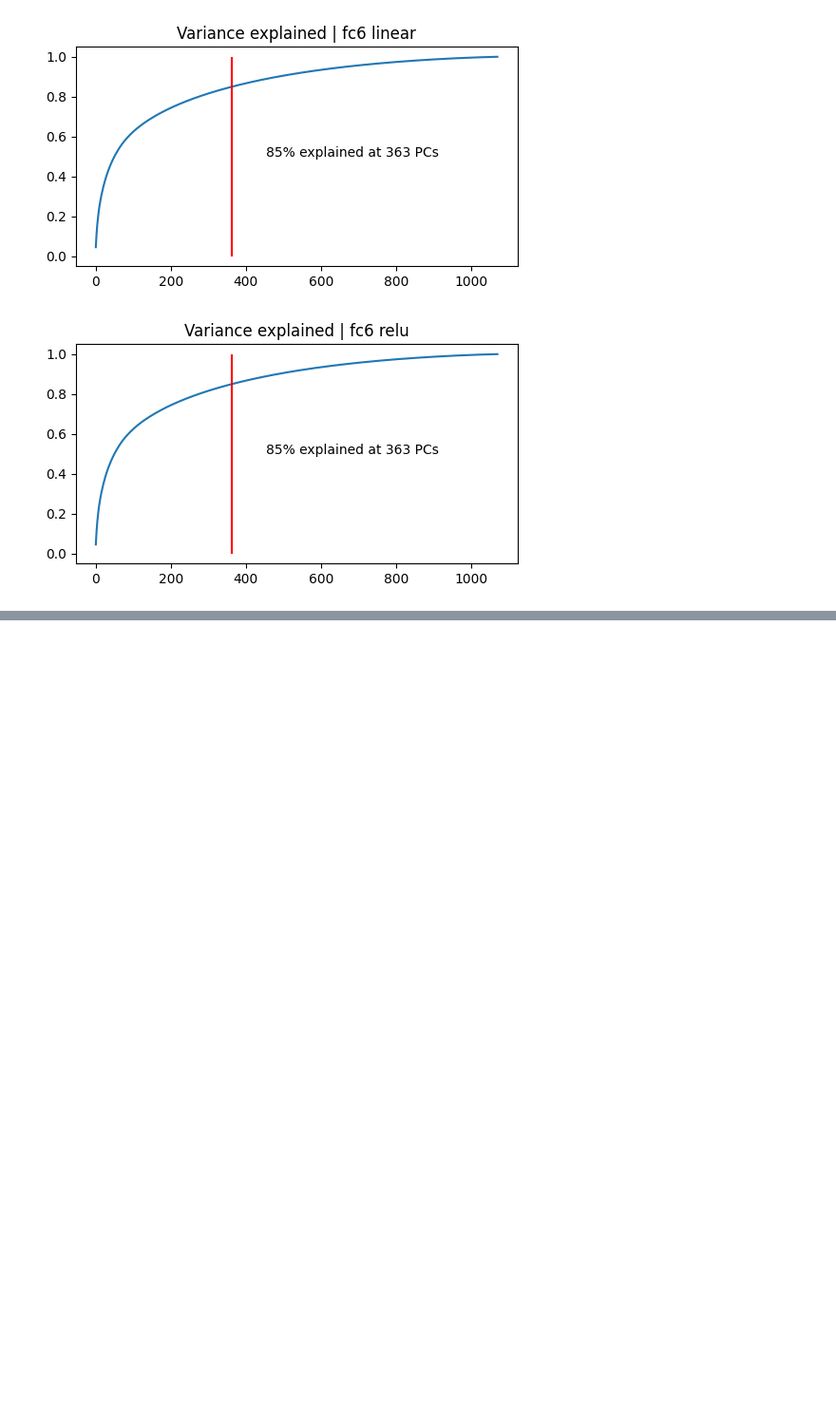
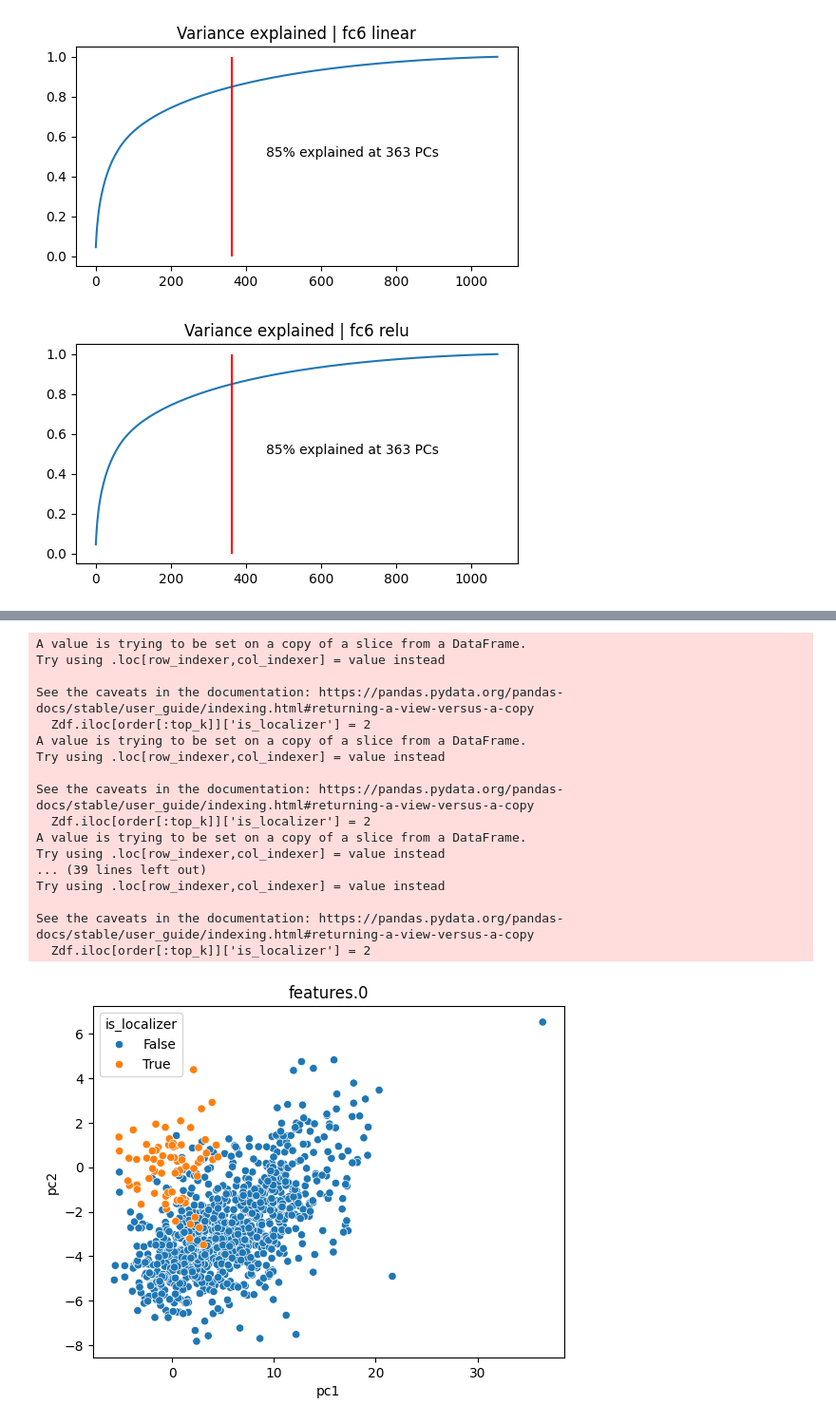
Before and after one commit to aimarvi/triplen, a Jupyter notebook: alexnet/pc_space.ipynb, the cells around one changed output, grey strips where cells are left out. Shown at 95% size. Saved outputs shown, nothing was run; the diff lists cells and outputs as text; code cells hidden in the pictures; blank space fills up the shorter version.

Commit message:
PC space across layers of alexnet

```diff
--- a/alexnet/pc_space.ipynb
+++ b/alexnet/pc_space.ipynb
@@ -122,0 +190,76 @@ Text(0.5, 1.0, 'All images in localizer space')
+# %%
+for layer, out in acts.items():
+    if len(layer.split('.')) < 2 or int(layer.split('.')[1])%2!=0:
+        continue
+    # average over all dims beyond the first two
+    if out.ndim > 2:
+        X = out.mean(dim=tuple(range(2, out.ndim)))
+    else:
+        X = out
+
+    X = X.detach().cpu().numpy()
+    ##### z-score the data (based on all images)
+    mu = X.mean(axis=0, keepdims=True)          # per-unit mean
+    sd = X.std(axis=0, keepdims=True, ddof=1)   # per-unit std (unbiased)
+
+    Xz = (X - mu) / (sd + 1e-8)
+
+    # split
+    X72 = Xz[1000:]          # basis-defining set
+    Xall = Xz              # everything to project
+
+    # fit pca on last 72 only
+    pca = PCA(n_components=2, svd_solver='full')
+    pca.fit(X72)
+
+    # project all images into that space
+    Zall = pca.transform(Xall)    # [1072, 2]
+    Z72  = Zall[1000:]              # same points, highlighted
+
+    # fit pca on last 72 only
+    pca = PCA(n_components=2, svd_solver='full')
+    pca.fit(X72)
+
+    # project all images into that space
+    Zall = pca.transform(Xall)    # [1072, 2]
+    Z72  = Zall[1000:]              # same points, highlighted
+
+    ######### move to dataframe for plotting
+    # assume Zall is [1072, 2]
+    n = Zall.shape[0]
+    idx = np.arange(n)
+    is_localizer = idx >= 1000
+
+
+    Zdf = pd.DataFrame({
+        'pc1': Zall[:, 0],
+        'pc2': Zall[:, 1],
+        'is_localizer': is_localizer,
+        'localizer_rank': np.where(is_localizer, idx - 1000, np.nan),  # 0..71 for last 72
+    })
+       ##### top images for a specific ROI
+    top_k = all_ks[_roi][0]
+    Zdf.iloc[order[:top_k]]['is_localizer'] = 2
+
+    fig,ax = plt.subplots(1,1)
+    sns.scatterplot(Zdf, x='pc1', y='pc2', hue='is_localizer', ax=ax)
+    ax.set_title(f'{layer}')
+# %% [output]
+A value is trying to be set on a copy of a slice from a DataFrame.
+Try using .loc[row_indexer,col_indexer] = value instead
+
+See the caveats in the documentation: https://pandas.pydata.org/pandas-docs/stable/user_guide/indexing.html#returning-a-view-versus-a-copy
+  Zdf.iloc[order[:top_k]]['is_localizer'] = 2
+A value is trying to be set on a copy of a slice from a DataFrame.
+Try using .loc[row_indexer,col_indexer] = value instead
+
+See the caveats in the documentation: https://pandas.pydata.org/pandas-docs/stable/user_guide/indexing.html#returning-a-view-versus-a-copy
+  Zdf.iloc[order[:top_k]]['is_localizer'] = 2
+A value is trying to be set on a copy of a slice from a DataFrame.
+Try using .loc[row_indexer,col_indexer] = value instead
+... (39 lines left out)
+Try using .loc[row_indexer,col_indexer] = value instead
+
+See the caveats in the documentation: https://pandas.pydata.org/pandas-docs/stable/user_guide/indexing.html#returning-a-view-versus-a-copy
+  Zdf.iloc[order[:top_k]]['is_localizer'] = 2
+[figure, added]
```
Also changed, not shown: parts of 5 cells of this notebook, 3 other files.
